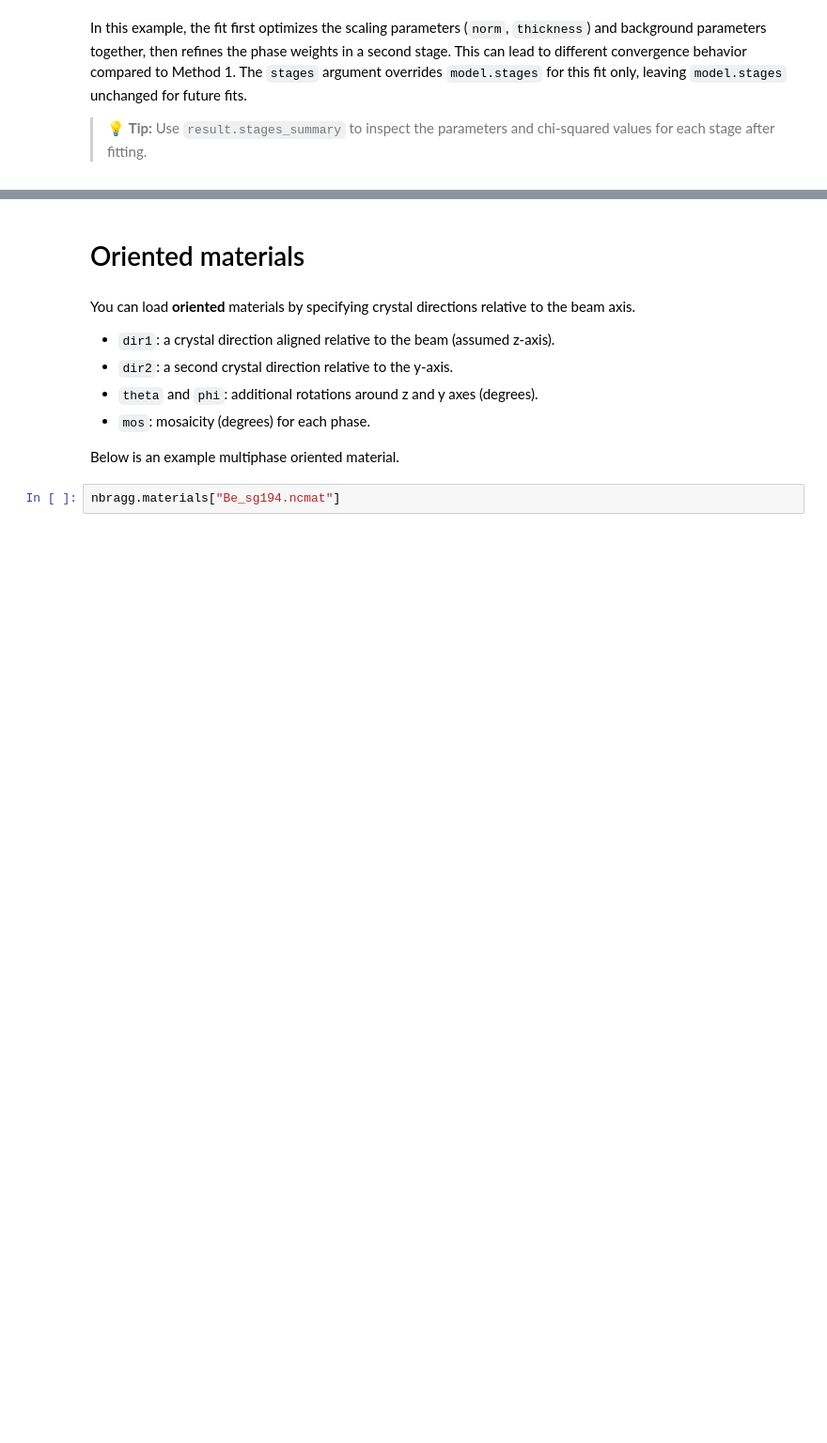
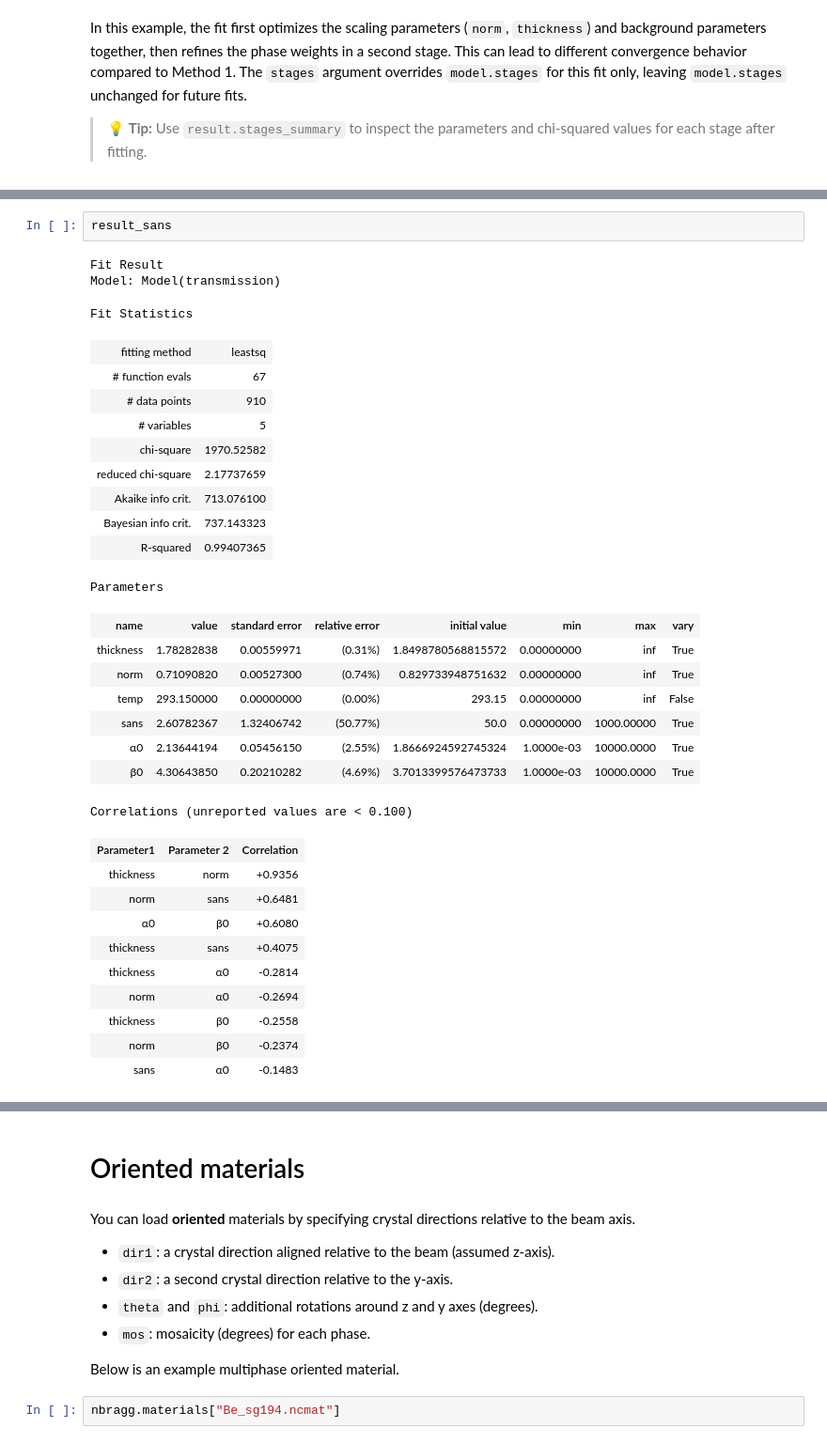
Before and after one commit to TsvikiHirsh/nbragg, a Jupyter notebook: notebooks/nbragg_tutorial.ipynb, the cells around one changed output, grey strips where cells are left out. Shown at 94% size. Drawn from its saved outputs; the diff is of its cells as text; blank space fills up the shorter version.

```diff
--- a/notebooks/nbragg_tutorial.ipynb
+++ b/notebooks/nbragg_tutorial.ipynb
@@ -417 +388,35 @@ xs_sans.plot()
+# %%
+result_sans
+# %% [output]
+Fit Result
+Model: Model(transmission)
+Fit Statistics
+| fitting method | leastsq |
+| # function evals | 67 |
+| # data points | 910 |
+| # variables | 5 |
+| chi-square | 1970.52582 |
+| reduced chi-square | 2.17737659 |
+| Akaike info crit. | 713.076100 |
+| Bayesian info crit. | 737.143323 |
+| R-squared | 0.99407365 |
+Parameters
+| name | value | standard error | relative error | initial value | min | max | vary |
+| thickness | 1.78282838 | 0.00559971 | (0.31%) | 1.8498780568815572 | 0.00000000 | inf | True |
+| norm | 0.71090820 | 0.00527300 | (0.74%) | 0.829733948751632 | 0.00000000 | inf | True |
+| temp | 293.150000 | 0.00000000 | (0.00%) | 293.15 | 0.00000000 | inf | False |
+| sans | 2.60782367 | 1.32406742 | (50.77%) | 50.0 | 0.00000000 | 1000.00000 | True |
+| α0 | 2.13644194 | 0.05456150 | (2.55%) | 1.8666924592745324 | 1.0000e-03 | 10000.0000 | True |
+| β0 | 4.30643850 | 0.20210282 | (4.69%) | 3.7013399576473733 | 1.0000e-03 | 10000.0000 | True |
+Correlations (unreported values are < 0.100)
+| Parameter1 | Parameter 2 | Correlation |
+| thickness | norm | +0.9356 |
+| norm | sans | +0.6481 |
+| α0 | β0 | +0.6080 |
+| thickness | sans | +0.4075 |
+| thickness | α0 | -0.2814 |
+| norm | α0 | -0.2694 |
+| thickness | β0 | -0.2558 |
+| norm | β0 | -0.2374 |
+| sans | α0 | -0.1483 |
 # %% [markdown]
```
Also changed, not shown: parts of 63 cells of this notebook.
